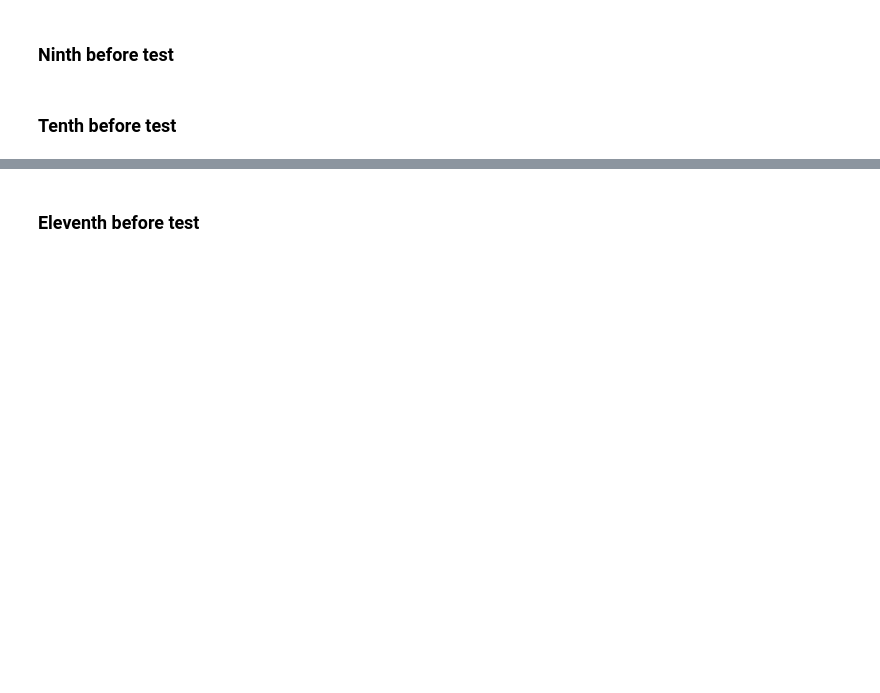
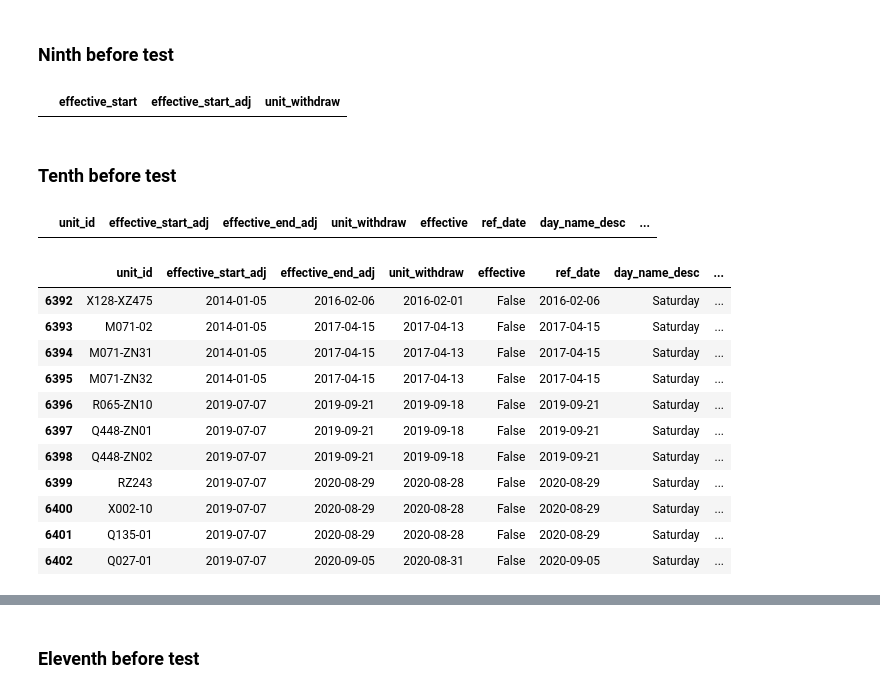
Before and after one commit to NYC-Parks/SLADB, a Jupyter notebook: testing/test_change_requests.ipynb, the cells around one changed output, grey strips where cells are left out. Drawn from its saved outputs; the diff is of its cells as text; code cells hidden in the pictures; blank space fills up the shorter version.

```diff
--- a/testing/test_change_requests.ipynb
+++ b/testing/test_change_requests.ipynb
@@ -473,6 +461,10 @@ ref_unit_tbl['unit_withdraw'].fillna(datetime.datetime(
 # %%
 temp_df = before_change_request[before_change_request['sla_change_status'] != 4].merge(
     ref_unit_tbl, on='unit_id')[['effective_start','effective_start_adj','unit_withdraw']]
+# %%
+temp_df[temp_df['effective_start']>temp_df['unit_withdraw']]
+# %% [output]
+|  | effective_start | effective_start_adj | unit_withdraw |
 # %%
 results.append(len(temp_df[temp_df['effective_start']>temp_df['unit_withdraw']])==0)
 # %% [markdown]
@@ -502,3 +505,22 @@ temp_df['sat_after_effendadj']=temp_df.apply(lambda row: get_saturday_after(row,
+# %%
+temp_df[temp_df['effective_end_adj']!=temp_df['sat_after_effendadj']]
+# %% [output]
+|  | unit_id | effective_start_adj | effective_end_adj | unit_withdraw | effective | ref_date | day_name_desc | ... |
+# %%
+temp_df[pd.notnull(temp_df['unit_withdraw'])]
+# %% [output]
+|  | unit_id | effective_start_adj | effective_end_adj | unit_withdraw | effective | ref_date | day_name_desc | ... |
+| 6392 | X128-XZ475 | 2014-01-05 | 2016-02-06 | 2016-02-01 | False | 2016-02-06 | Saturday | ... |
+| 6393 | M071-02 | 2014-01-05 | 2017-04-15 | 2017-04-13 | False | 2017-04-15 | Saturday | ... |
+| 6394 | M071-ZN31 | 2014-01-05 | 2017-04-15 | 2017-04-13 | False | 2017-04-15 | Saturday | ... |
+| 6395 | M071-ZN32 | 2014-01-05 | 2017-04-15 | 2017-04-13 | False | 2017-04-15 | Saturday | ... |
+| 6396 | R065-ZN10 | 2019-07-07 | 2019-09-21 | 2019-09-18 | False | 2019-09-21 | Saturday | ... |
+| 6397 | Q448-ZN01 | 2019-07-07 | 2019-09-21 | 2019-09-18 | False | 2019-09-21 | Saturday | ... |
+| 6398 | Q448-ZN02 | 2019-07-07 | 2019-09-21 | 2019-09-18 | False | 2019-09-21 | Saturday | ... |
+| 6399 | RZ243 | 2019-07-07 | 2020-08-29 | 2020-08-28 | False | 2020-08-29 | Saturday | ... |
+| 6400 | X002-10 | 2019-07-07 | 2020-08-29 | 2020-08-28 | False | 2020-08-29 | Saturday | ... |
+| 6401 | Q135-01 | 2019-07-07 | 2020-08-29 | 2020-08-28 | False | 2020-08-29 | Saturday | ... |
+| 6402 | Q027-01 | 2019-07-07 | 2020-09-05 | 2020-08-31 | False | 2020-09-05 | Saturday | ... |
 # %%
 temp_df.head()
 # %% [output]
```
Also changed, not shown: parts of 9 cells of this notebook, 1 other file.
